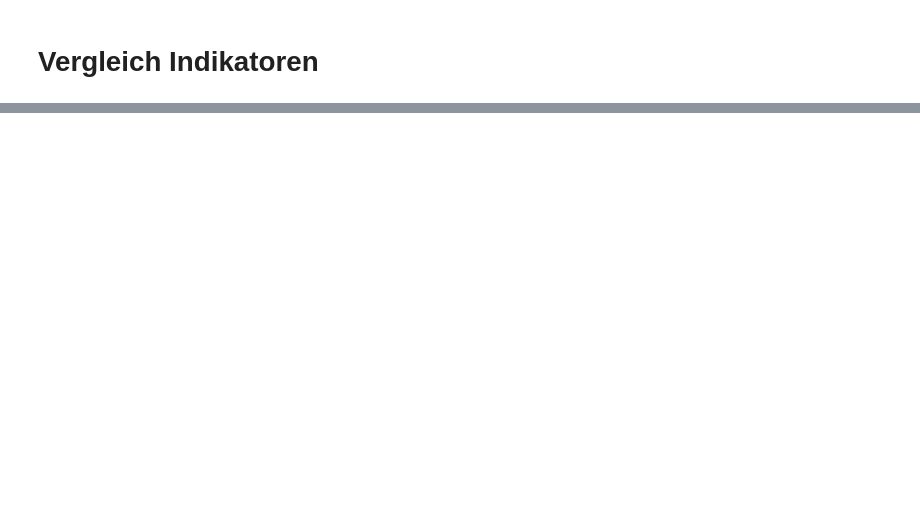
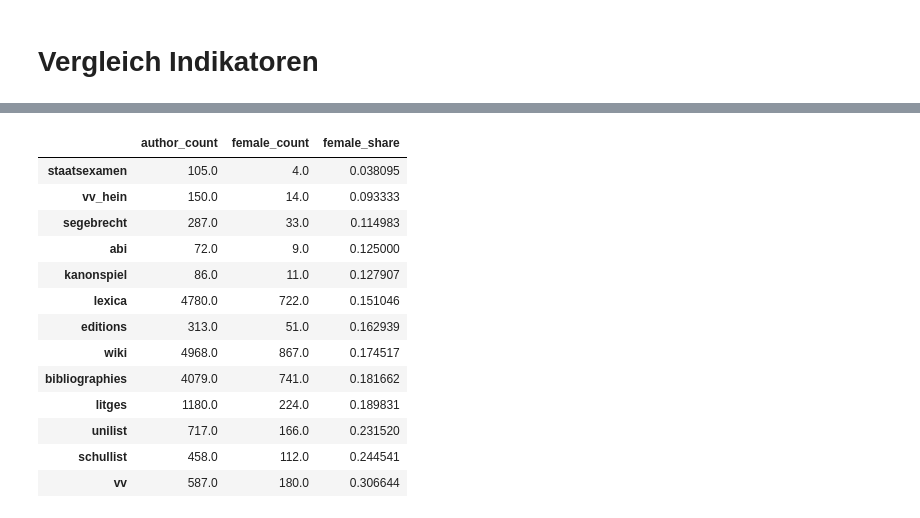
Before and after one commit to agihil/germancanon, a Jupyter notebook: notebooks/analyze_data.ipynb, the cells around one changed output, grey strips where cells are left out. Cells and saved outputs as stored; diff of their text form; code cells hidden in the pictures; blank space fills up the shorter version.

```diff
--- a/notebooks/analyze_data.ipynb
+++ b/notebooks/analyze_data.ipynb
@@ -212,7 +212,7 @@ def visualize_top(data, column, n_top=20):
                       "tickfont" : dict(size=7)})
     fig.show()
 # %%
-for primary_indicator in all_indicator_dict.keys():
+for primary_indicator, secondary_indicators in all_indicator_dict.items():
     visualize_top(data, primary_indicator+'_zscore', n_top = 50)
 # %% [markdown]
 # Wie viele Autoren werden überhaupt bei welchem Indikator genannt?
@@ -519,0 +708,32 @@ fig.show()
+# %%
+gender_indicator_results = pd.DataFrame()
+for primary_indicator, secondary_indicators in all_indicator_dict.items():
+    primary_indicator_ids = []
+    for secondary_indicator in secondary_indicators:
+        secondary_indicator_ids = data[data[secondary_indicator] > 0]['GND'].tolist()
+        primary_indicator_ids = primary_indicator_ids + secondary_indicator_ids
+    primary_indicator_ids = list(set(primary_indicator_ids))
+
+    data_prim_indicator = data.query("GND.isin(@primary_indicator_ids)")
+    data_prim_indicator_female = data_prim_indicator.query("GND_gender == 'Weiblich'")
+
+    gender_indicator_results.at[primary_indicator, 'author_count'] = data_prim_indicator.shape[0]
+    gender_indicator_results.at[primary_indicator, 'female_count'] = data_prim_indicator_female.shape[0]
+    gender_indicator_results.at[primary_indicator, 'female_share'] = data_prim_indicator_female.shape[0]/data_prim_indicator.shape[0]
+
+gender_indicator_results.sort_values(by='female_share')
+# %% [output]
+|  | author_count | female_count | female_share |
+| staatsexamen | 105.0 | 4.0 | 0.038095 |
+| vv_hein | 150.0 | 14.0 | 0.093333 |
+| segebrecht | 287.0 | 33.0 | 0.114983 |
+| abi | 72.0 | 9.0 | 0.125000 |
+| kanonspiel | 86.0 | 11.0 | 0.127907 |
+| lexica | 4780.0 | 722.0 | 0.151046 |
+| editions | 313.0 | 51.0 | 0.162939 |
+| wiki | 4968.0 | 867.0 | 0.174517 |
+| bibliographies | 4079.0 | 741.0 | 0.181662 |
+| litges | 1180.0 | 224.0 | 0.189831 |
+| unilist | 717.0 | 166.0 | 0.231520 |
+| schullist | 458.0 | 112.0 | 0.244541 |
+| vv | 587.0 | 180.0 | 0.306644 |
```
Also changed, not shown: parts of 9 cells of this notebook, 1 other file.
